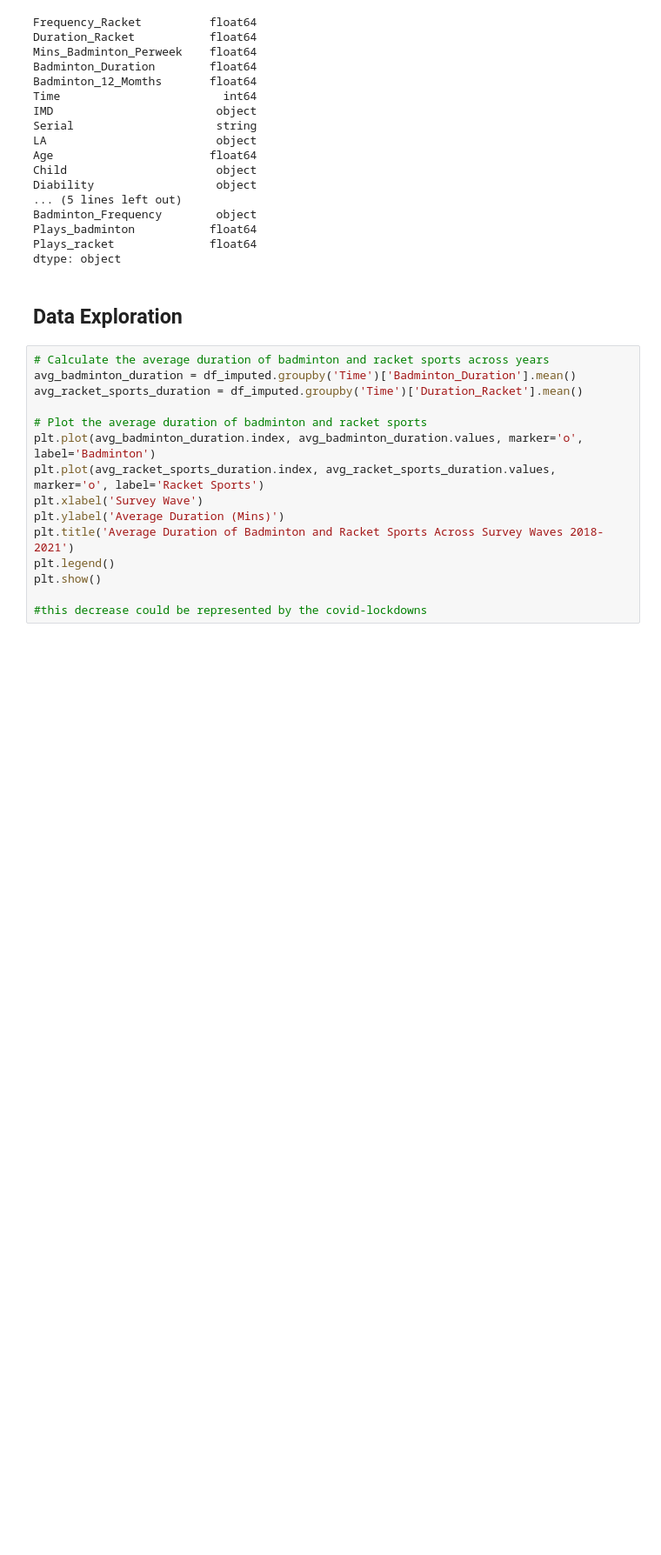
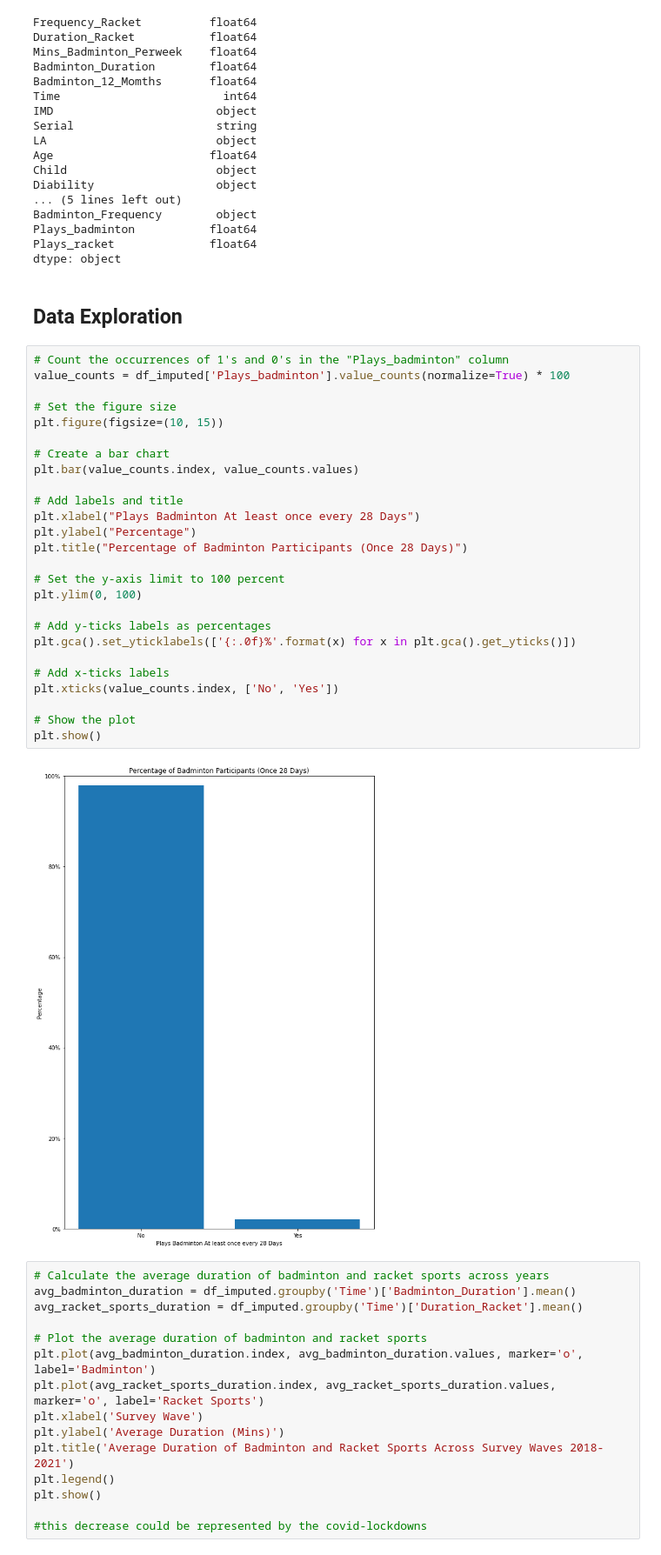
Before and after one commit to zayler15/Badminton-England-UCL-Master-s-Dissertation, a Jupyter notebook: Adult Code /Adult Data Exploration .ipynb, the cells around one changed output. Shown at 87% size. Saved outputs shown, nothing was run; the diff lists cells and outputs as text; blank space fills up the shorter version.

```diff
--- a/Adult Code /Adult Data Exploration .ipynb
+++ b/Adult Code /Adult Data Exploration .ipynb
@@ -98,6 +98,34 @@ Plays_racket              float64
 dtype: object
 # %% [markdown]
 ## Data Exploration
+# %%
+# Count the occurrences of 1's and 0's in the "Plays_badminton" column
+value_counts = df_imputed['Plays_badminton'].value_counts(normalize=True) * 100
+
+# Set the figure size
+plt.figure(figsize=(10, 15))
+
+# Create a bar chart
+plt.bar(value_counts.index, value_counts.values)
+
+# Add labels and title
+plt.xlabel("Plays Badminton At least once every 28 Days")
+plt.ylabel("Percentage")
+plt.title("Percentage of Badminton Participants (Once 28 Days)")
+
+# Set the y-axis limit to 100 percent
+plt.ylim(0, 100)
+
+# Add y-ticks labels as percentages
+plt.gca().set_yticklabels(['{:.0f}%'.format(x) for x in plt.gca().get_yticks()])
+
+# Add x-ticks labels
+plt.xticks(value_counts.index, ['No', 'Yes'])
+
+# Show the plot
+plt.show()
+# %% [output]
+[figure, added]
 # %%
 # Calculate the average duration of badminton and racket sports across years
 avg_badminton_duration = df_imputed.groupby('Time')['Badminton_Duration'].mean()
```
Also changed, not shown: 7 other files.
